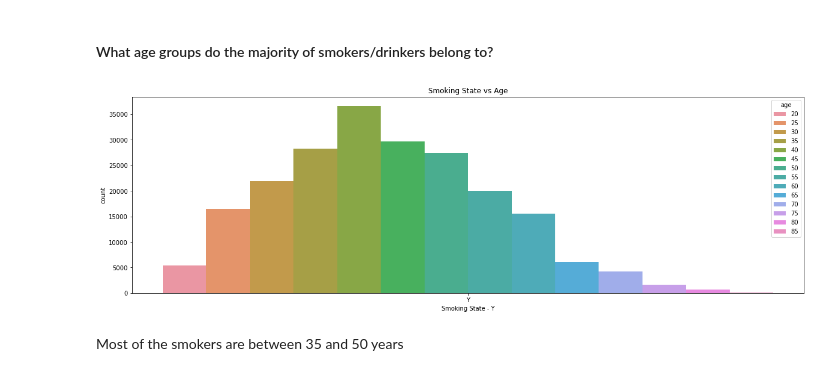
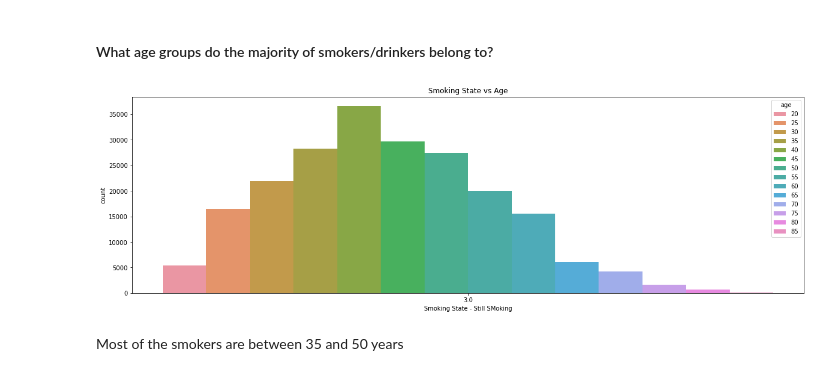
Before and after one commit to DATA-606-2023-FALL-TUESDAY/Gunda_ManiTeja, a Jupyter notebook: src/Smoking_Drinking_Prediction_EDA.ipynb, the cells around one changed output. Cells and saved outputs as stored; diff of their text form; code cells hidden in the pictures.

```diff
--- a/src/Smoking_Drinking_Prediction_EDA.ipynb
+++ b/src/Smoking_Drinking_Prediction_EDA.ipynb
@@ -73,8 +75,6 @@ DRK_YN               object
 dtype: object
 # %% [markdown]
 As the smoking state column is a flag indicating the smoking status of a person, converting it from float to object
-# %%
-df['SMK_stat_type_cd'] = df['SMK_stat_type_cd'].astype(str)
 # %% [markdown]
 ### Data Cleaning
 # %%
@@ -137,4 +131,7 @@ Smoking states are as follows: 1(never smoked), 2(used to smoke but quit), 3(sti
 # 1(never smoked) to N
 # 2(used to smoke but quit) to Q
 # 3(still smoking) to Y
-df['SMK_stat_type_cd'] = np.where(df['SMK_stat_type_cd'] == '1.0', "N", np.where(df['SMK_stat_type_cd'] == '2.0', "Q", np.where(df['SMK_stat_type_cd'] == '3.0', "Y", "U")))
+#df['SMK_stat_type_cd'] = np.where(df['SMK_stat_type_cd'] == '1.0', "N", np.where(df['SMK_stat_type_cd'] == '2.0', "Q", np.where(df['SMK_stat_type_cd'] == '3.0', "Y", "U")))
+
+df['DRK_YN'] = np.where(df['DRK_YN'] == 'Y', "2", "1")
+df['DRK_YN'] = df['DRK_YN'].astype(int)
@@ -190,12 +193,12 @@ From the above plot, we can see that:
 #### What age groups do the majority of smokers/drinkers belong to?
 # %%
 plt.figure(figsize=(20, 6))
-sns.countplot(x=df[df["SMK_stat_type_cd"].isin(['Y'])]['SMK_stat_type_cd'], hue="age", data=df)
+sns.countplot(x=df[df["SMK_stat_type_cd"]==3.0]['SMK_stat_type_cd'], hue="age", data=df)
 plt.title("Smoking State vs Age")
-plt.xlabel("Smoking State - Y")
+plt.xlabel("Smoking State - Still SMoking")
 plt.show()
 # %% [output]
-[figure, old version]
+[figure, new version]
 # %% [markdown]
 Most of the smokers are between 35 and 50 years
 # %%
```
Also changed, not shown: parts of 16 cells of this notebook.
